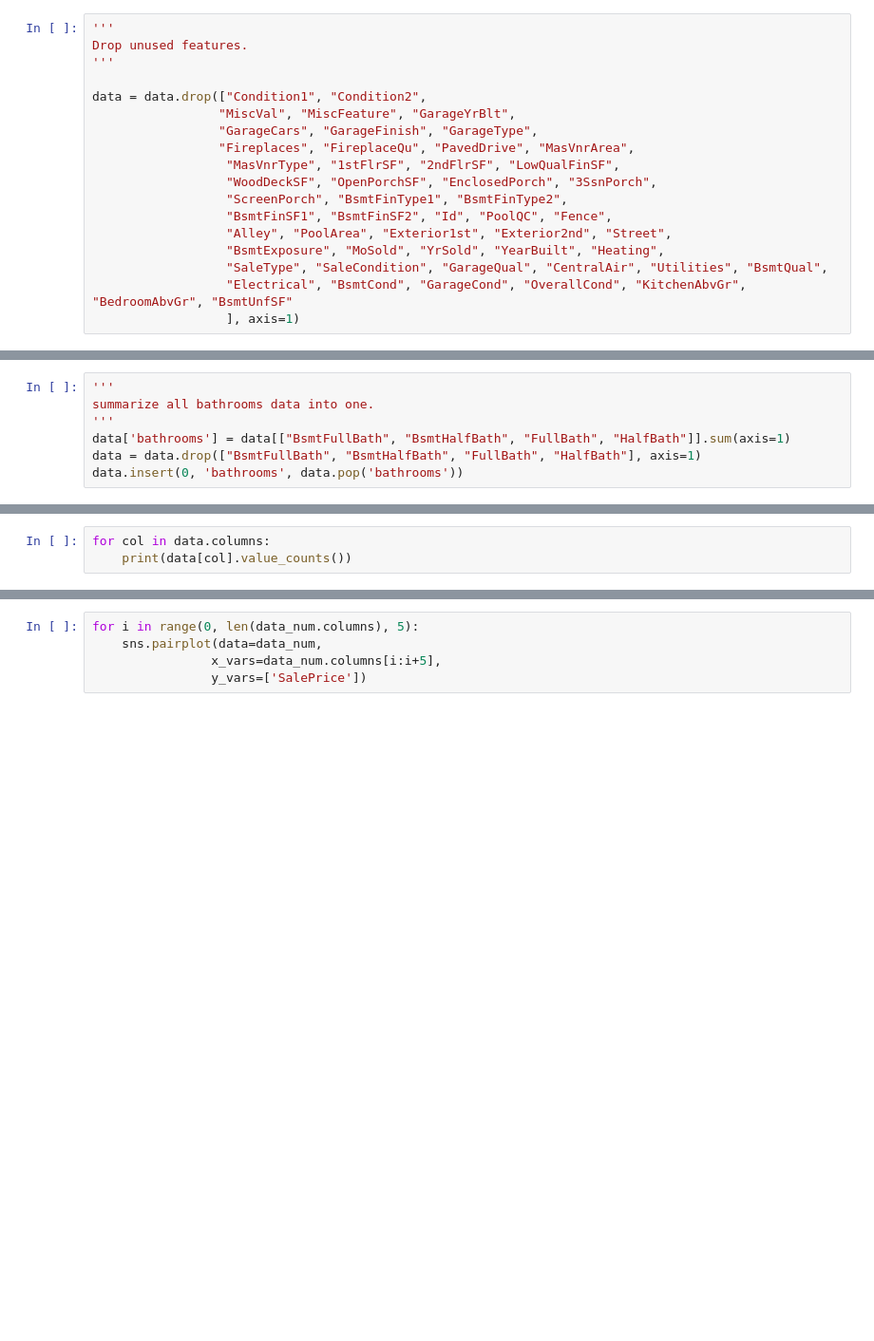
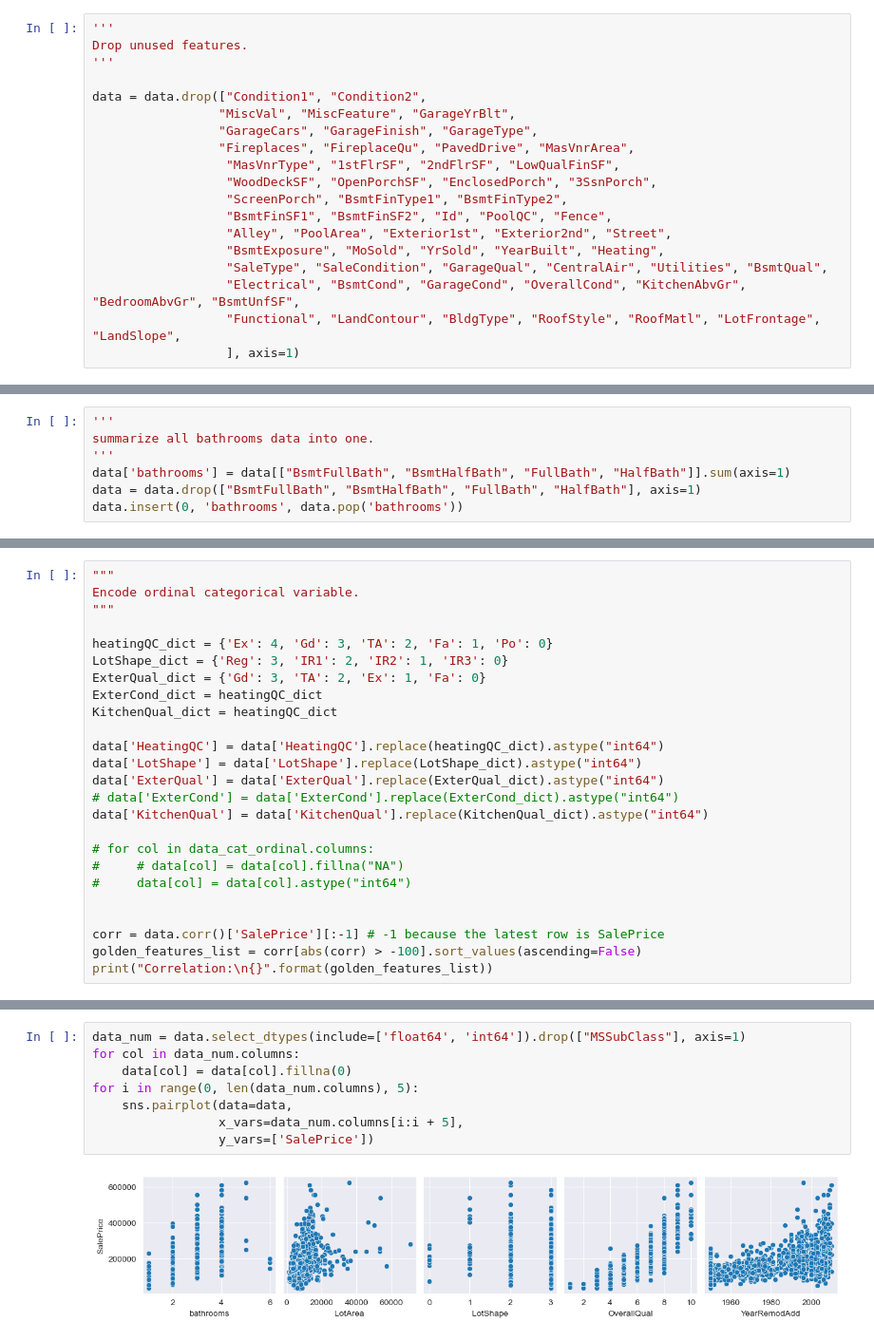
Before and after one commit to ngqhung0912/Research-Database-IR, a Jupyter notebook: data-exploration.ipynb, the cells around one changed output, grey strips where cells are left out. Shown at 95% size. Saved outputs shown, nothing was run; the diff lists cells and outputs as text; blank space fills up the shorter version.

```diff
--- a/data-exploration.ipynb
+++ b/data-exploration.ipynb
@@ -24,5 +21,6 @@ data = data.drop(["Condition1", "Condition2",
                   "Alley", "PoolArea", "Exterior1st", "Exterior2nd", "Street",
                   "BsmtExposure", "MoSold", "YrSold", "YearBuilt", "Heating",
                   "SaleType", "SaleCondition", "GarageQual", "CentralAir", "Utilities", "BsmtQual",
-                  "Electrical", "BsmtCond", "GarageCond", "OverallCond", "KitchenAbvGr", "BedroomAbvGr", "BsmtUnfSF"
+                  "Electrical", "BsmtCond", "GarageCond", "OverallCond", "KitchenAbvGr", "BedroomAbvGr", "BsmtUnfSF",
+                  "Functional", "LandContour", "BldgType", "RoofStyle", "RoofMatl", "LotFrontage", "LandSlope",
                   ], axis=1)
@@ -42,3 +37,0 @@ sns.distplot(data['SalePrice'], color='g', bins=100, hist_kws={'alpha': 0.4});
-# %%
-for col in data.columns:
-    print(data[col].value_counts())
@@ -70,0 +85,25 @@ for col in data_num.columns:
+# %%
+"""
+Encode ordinal categorical variable.
+"""
+
+heatingQC_dict = {'Ex': 4, 'Gd': 3, 'TA': 2, 'Fa': 1, 'Po': 0}
+LotShape_dict = {'Reg': 3, 'IR1': 2, 'IR2': 1, 'IR3': 0}
+ExterQual_dict = {'Gd': 3, 'TA': 2, 'Ex': 1, 'Fa': 0}
+ExterCond_dict = heatingQC_dict
+KitchenQual_dict = heatingQC_dict
+
+data['HeatingQC'] = data['HeatingQC'].replace(heatingQC_dict).astype("int64")
+data['LotShape'] = data['LotShape'].replace(LotShape_dict).astype("int64")
+data['ExterQual'] = data['ExterQual'].replace(ExterQual_dict).astype("int64")
+# data['ExterCond'] = data['ExterCond'].replace(ExterCond_dict).astype("int64")
+data['KitchenQual'] = data['KitchenQual'].replace(KitchenQual_dict).astype("int64")
+
+# for col in data_cat_ordinal.columns:
+#     # data[col] = data[col].fillna("NA")
+#     data[col] = data[col].astype("int64")
+
+
+corr = data.corr()['SalePrice'][:-1] # -1 because the latest row is SalePrice
+golden_features_list = corr[abs(corr) > -100].sort_values(ascending=False)
+print("Correlation:\n{}".format(golden_features_list))
@@ -71,5 +126,10 @@ for col in data_num.columns:
 # %%
+data_num = data.select_dtypes(include=['float64', 'int64']).drop(["MSSubClass"], axis=1)
+for col in data_num.columns:
+    data[col] = data[col].fillna(0)
 for i in range(0, len(data_num.columns), 5):
-    sns.pairplot(data=data_num,
-                x_vars=data_num.columns[i:i+5],
-                y_vars=['SalePrice'])
+    sns.pairplot(data=data,
+                 x_vars=data_num.columns[i:i + 5],
+                 y_vars=['SalePrice'])
+# %% [output]
+[figure, added]
```
Also changed, not shown: parts of 22 cells of this notebook.
